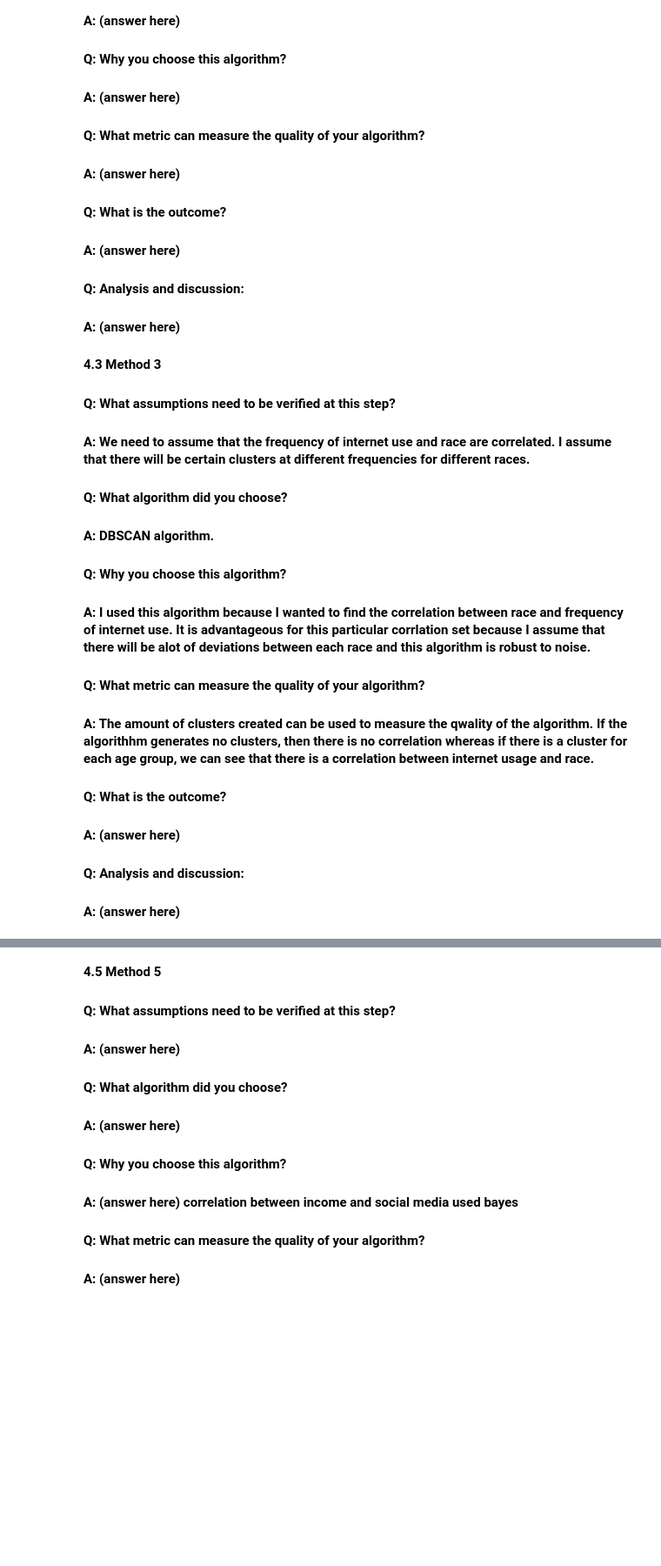
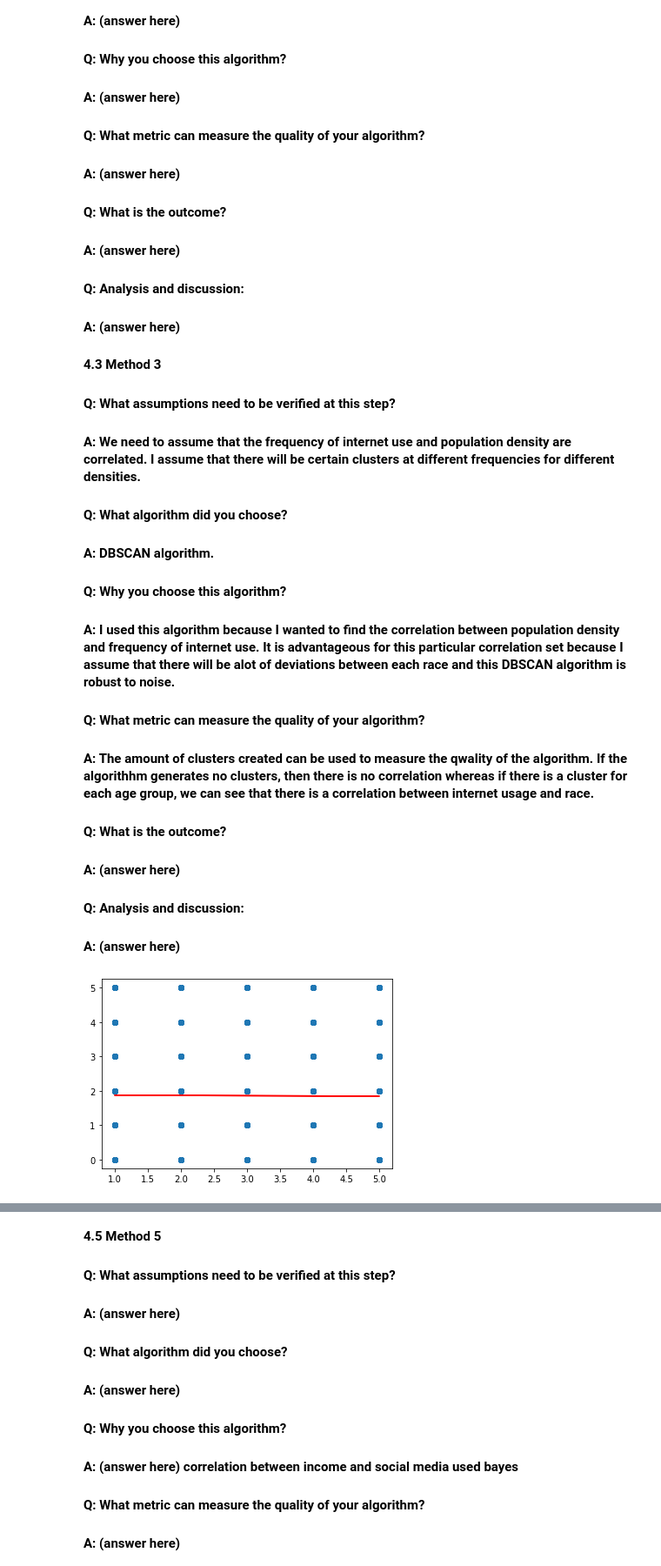
Before and after one commit to truong-ph/CSE487Stocks, a Jupyter notebook: truongph_rchen46.ipynb, the cells around one changed output, grey strips where cells are left out. Shown at 87% size. Drawn from its saved outputs; the diff is of its cells as text; code cells hidden in the pictures; blank space fills up the shorter version.

```diff
--- a/truongph_rchen46.ipynb
+++ b/truongph_rchen46.ipynb
@@ -69,11 +87,11 @@ Please take a look at https://scikit-learn.org/stable/. First of all, understand
 **4.3 Method 3**
 
 #### Q: What assumptions need to be verified at this step?
-#### A: We need to assume that the frequency of internet use and race are correlated. I assume that there will be certain clusters at different frequencies for different races.
+#### A: We need to assume that the frequency of internet use and population density are correlated. I assume that there will be certain clusters at different frequencies for different densities.
 #### Q: What algorithm did you choose?
 #### A: DBSCAN algorithm.
 #### Q: Why you choose this algorithm?
-#### A: I used this algorithm because I wanted to find the correlation between race and frequency of internet use. It is advantageous for this particular corrlation set because I assume that there will be alot of deviations between each race and this algorithm is robust to noise.
+#### A: I used this algorithm because I wanted to find the correlation between population density and frequency of internet use. It is advantageous for this particular correlation set because I assume that there will be alot of deviations between each race and this DBSCAN algorithm is robust to noise.
 #### Q: What metric can measure the quality of your algorithm?
 #### A: The amount of clusters created can be used to measure the qwality of the algorithm. If the algorithhm generates no clusters, then there is no correlation whereas if there is a cluster for each age group, we can see that there is a correlation between internet usage and race.
 #### Q: What is the outcome?
@@ -84,0 +101,20 @@ Please take a look at https://scikit-learn.org/stable/. First of all, understand
+# %%
+from sklearn.linear_model import LinearRegression
+
+df['intfreq'] = pd.to_numeric(df['intfreq'])
+data = df[['density', 'intfreq']].fillna(0)
+
+
+
+X = data.iloc[:, 0].values.reshape(-1, 1)  # values converts it into a numpy array
+Y = data.iloc[:, 1].values.reshape(-1, 1)  # -1 means that calculate the dimension of rows, but have 1 column
+linear_regressor = LinearRegression()  # create object for the class
+linear_regressor.fit(X, Y)  # perform linear regression
+Y_pred = linear_regressor.predict(X)  # make prediction
+# %%
+
+plt.scatter(X, Y)
+plt.plot(X, Y_pred, color='red')
+plt.show()
+# %% [output]
+[figure, added]
```
Also changed, not shown: parts of 8 cells of this notebook, 2 other files.
